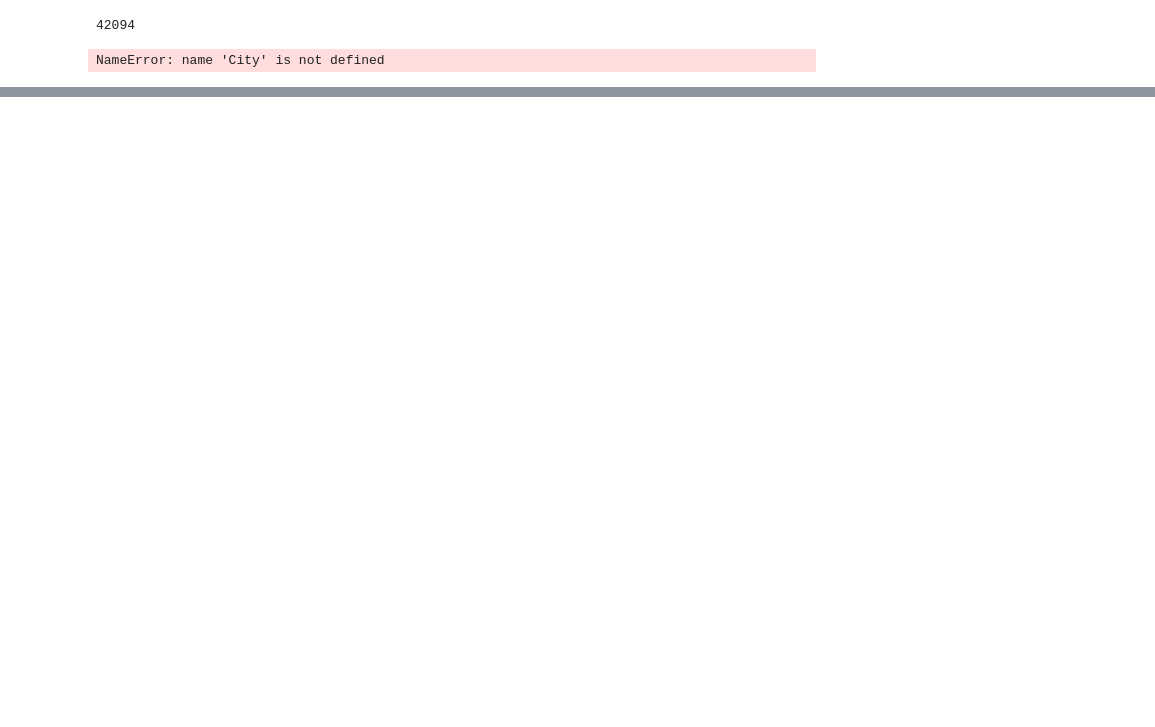
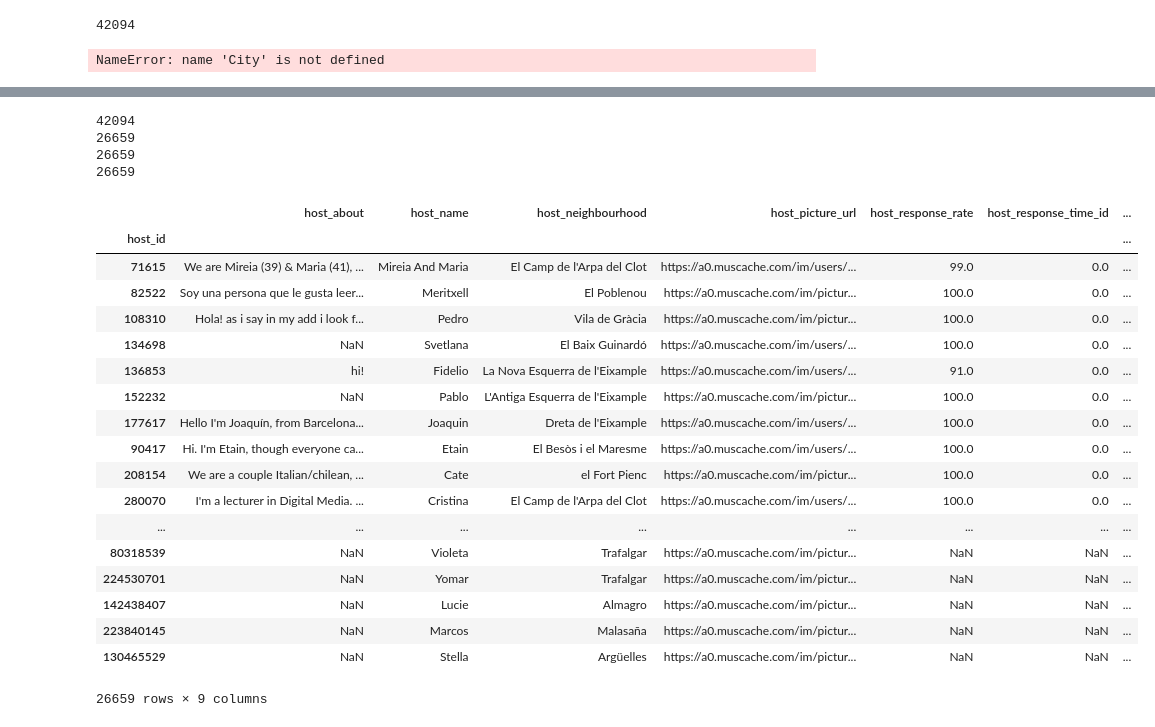
Before and after one commit to vquelque/DbProject, a Jupyter notebook: Cleaned_datas.ipynb, the cells around one changed output, grey strips where cells are left out. Saved outputs shown, nothing was run; the diff lists cells and outputs as text; code cells hidden in the pictures; blank space fills up the shorter version.

Commit message:
Correct Host

```diff
--- a/Cleaned_datas.ipynb
+++ b/Cleaned_datas.ipynb
@@ -1668,33 +1700,88 @@ Has_host_verification
 # %%
 Host = pd.DataFrame({'host_id': listings['host_id'],
                         'host_url': listings['host_url'],
                         'host_name': listings['host_name'],
                         'host_since': listings['host_since'],
                         'host_about': listings['host_about'],
                         'host_response_rate': listings['host_response_rate'],
                         'host_thumbnail_url': listings['host_thumbnail_url'],
                         'host_picture_url': listings['host_picture_url'],
                         #'host_verifications': listings['host_verifications'],
-                        #'host_response_time': listings['host_response_time'],
+                        'host_response_time': listings['host_response_time'],
                         'host_neighbourhood': listings['host_neighbourhood']})
+print(len(Host))
+Host = Host.drop_duplicates('host_id')
+print(len(Host))
 Host = Host.reset_index()
+
 #Host_na = Host[Host['host_response_time'].isnull()]
 #Host_response_time_copy = pd.DataFrame({'Host_response_time_id': np.arange(len(listings['host_response_time'].dropna().unique())),
 #                                   'host_response_time': listings['host_response_time'].dropna().unique()})
 #Host = Host.merge(Host_response_time_copy, left_on='host_response_time', right_on='host_response_time')
 #Host = Host.append(Host_na)
-Host = Host.set_index('host_id')
+
 #Host = Host.drop('host_response_time', axis=1)
 Host = Host.drop('listing_id', axis=1)
+Host = Host.replace({r'\s+$': '', r'^\s+': ''}, regex=True).replace(r'\n',  ' ', regex=True)
 print(len(Host))
-Host = Host.drop_duplicates()
-print(len(Host))
-Host = Host.replace({r'\s+$': '', r'^\s+': ''}, regex=True).replace(r'\n',  ' ', regex=True)
 
-Host = Host.merge(has_host_response_time, left_on="host_id", right_on="host_id")
+Host_na = Host[Host['host_response_time'].isnull()]
+Host_response_time_copy = pd.DataFrame({'host_response_time_id': np.arange(len(listings['host_response_time'].dropna().unique())),
+                                  'host_response_time': listings['host_response_time'].dropna().unique()})
+Host = Host.merge(Host_response_time_copy, left_on='host_response_time', right_on='host_response_time')
+Host = Host.append(Host_na)
+
+"""
+host_response_time = pd.DataFrame({'host_response_time_id': np.arange(len(listings['host_response_time'].dropna().unique())),
+                                   'host_response_time': listings['host_response_time'].dropna().unique()})
+has_host_response_time = host_response_time.merge(listings, left_on="host_response_time", right_on="host_response_time")
+has_host_response_time = has_host_response_time[['host_response_time_id','host_id']]
+
+Host_without_nan = Host
+Host_without_nan = Host[Host['host_response_time'].notnull()]
+print(len(Host_without_nan))
+
+#Host_with_nan replace host_response_time by host_response_time_id
+Host_with_nan = Host[Host['host_response_time'].isnull()]
+print(len(Host_with_nan))
+
+Host_without_nan = Host_without_nan.merge(has_host_response_time, left_on="host_id", right_on="host_id")
+print(len(Host_without_nan))
+Host_without_nan = Host_without_nan.drop('host_response_time', axis=1)
+
+#Host_without_nan append Host_with_nan
+"""
+Host = Host.drop('host_response_time', axis=1)
 Host = Host.set_index('host_id')
 #Host.to_csv('Host.csv')
+print(len(Host))
+len(listings.reset_index()['host_id'].unique())
+Host.to_csv('Host.csv')
 Host
+# %% [output]
+42094
+26659
+26659
+26659
+|  | host_about | host_name | host_neighbourhood | host_picture_url | host_response_rate | host_response_time_id | ... |
+| host_id |  |  |  |  |  |  | ... |
+| 71615 | We are Mireia (39) & Maria (41), ... | Mireia And Maria | El Camp de l'Arpa del Clot | https://a0.muscache.com/im/users/... | 99.0 | 0.0 | ... |
+| 82522 | Soy una persona que le gusta leer... | Meritxell | El Poblenou | https://a0.muscache.com/im/pictur... | 100.0 | 0.0 | ... |
+| 108310 | Hola! as i say in my add i look f... | Pedro | Vila de Gràcia | https://a0.muscache.com/im/pictur... | 100.0 | 0.0 | ... |
+| 134698 | NaN | Svetlana | El Baix Guinardó | https://a0.muscache.com/im/users/... | 100.0 | 0.0 | ... |
+| 136853 | hi! | Fidelio | La Nova Esquerra de l'Eixample | https://a0.muscache.com/im/users/... | 91.0 | 0.0 | ... |
+| 152232 | NaN | Pablo | L'Antiga Esquerra de l'Eixample | https://a0.muscache.com/im/pictur... | 100.0 | 0.0 | ... |
+| 177617 | Hello I'm Joaquín, from Barcelona... | Joaquin | Dreta de l'Eixample | https://a0.muscache.com/im/users/... | 100.0 | 0.0 | ... |
+| 90417 | Hi. I'm Etain, though everyone ca... | Etain | El Besòs i el Maresme | https://a0.muscache.com/im/users/... | 100.0 | 0.0 | ... |
+| 208154 | We are a couple Italian/chilean, ... | Cate | el Fort Pienc | https://a0.muscache.com/im/pictur... | 100.0 | 0.0 | ... |
+| 280070 | I'm a lecturer in Digital Media. ... | Cristina | El Camp de l'Arpa del Clot | https://a0.muscache.com/im/users/... | 100.0 | 0.0 | ... |
+| ... | ... | ... | ... | ... | ... | ... | ... |
+| 80318539 | NaN | Violeta | Trafalgar | https://a0.muscache.com/im/pictur... | NaN | NaN | ... |
+| 224530701 | NaN | Yomar | Trafalgar | https://a0.muscache.com/im/pictur... | NaN | NaN | ... |
+| 142438407 | NaN | Lucie | Almagro | https://a0.muscache.com/im/pictur... | NaN | NaN | ... |
+| 223840145 | NaN | Marcos | Malasaña | https://a0.muscache.com/im/pictur... | NaN | NaN | ... |
+| 130465529 | NaN | Stella | Argüelles | https://a0.muscache.com/im/pictur... | NaN | NaN | ... |
+26659 rows × 9 columns
 # %%
 """
 Bed_type.to_csv('Bed_type.csv')
```
Also changed, not shown: parts of 5 cells of this notebook.
